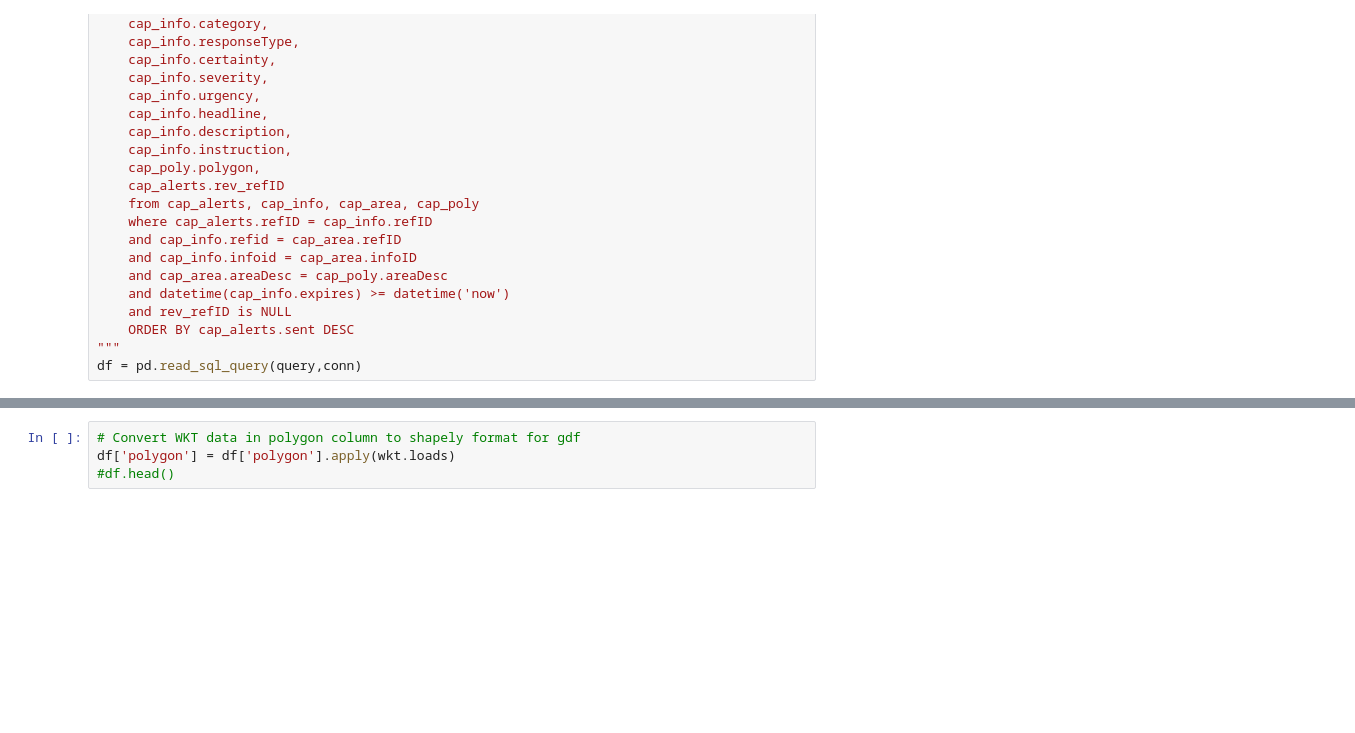
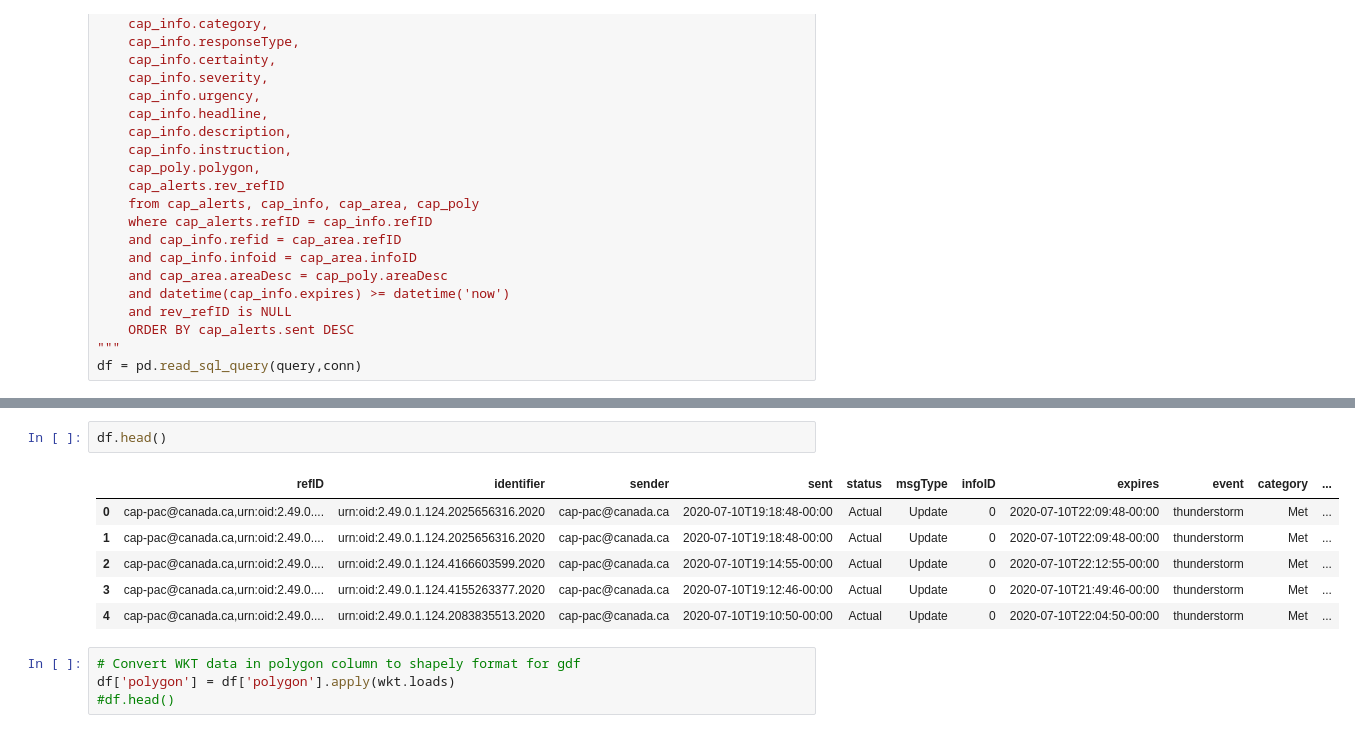
Before and after one commit to camwatson/CdnAlerts, a Jupyter notebook: SQLite_To_GeoJSON.ipynb, the cells around one changed output, grey strips where cells are left out. Saved outputs shown, nothing was run; the diff lists cells and outputs as text; blank space fills up the shorter version.

```diff
--- a/SQLite_To_GeoJSON.ipynb
+++ b/SQLite_To_GeoJSON.ipynb
@@ -66,3 +48,12 @@ df = pd.read_sql_query(query,conn)
+# %%
+df.head()
+# %% [output]
+|  | refID | identifier | sender | sent | status | msgType | infoID | expires | event | category | ... |
+| 0 | cap-pac@canada.ca,urn:oid:2.49.0.... | urn:oid:2.49.0.1.124.2025656316.2020 | cap-pac@canada.ca | 2020-07-10T19:18:48-00:00 | Actual | Update | 0 | 2020-07-10T22:09:48-00:00 | thunderstorm | Met | ... |
+| 1 | cap-pac@canada.ca,urn:oid:2.49.0.... | urn:oid:2.49.0.1.124.2025656316.2020 | cap-pac@canada.ca | 2020-07-10T19:18:48-00:00 | Actual | Update | 0 | 2020-07-10T22:09:48-00:00 | thunderstorm | Met | ... |
+| 2 | cap-pac@canada.ca,urn:oid:2.49.0.... | urn:oid:2.49.0.1.124.4166603599.2020 | cap-pac@canada.ca | 2020-07-10T19:14:55-00:00 | Actual | Update | 0 | 2020-07-10T22:12:55-00:00 | thunderstorm | Met | ... |
+| 3 | cap-pac@canada.ca,urn:oid:2.49.0.... | urn:oid:2.49.0.1.124.4155263377.2020 | cap-pac@canada.ca | 2020-07-10T19:12:46-00:00 | Actual | Update | 0 | 2020-07-10T21:49:46-00:00 | thunderstorm | Met | ... |
+| 4 | cap-pac@canada.ca,urn:oid:2.49.0.... | urn:oid:2.49.0.1.124.2083835513.2020 | cap-pac@canada.ca | 2020-07-10T19:10:50-00:00 | Actual | Update | 0 | 2020-07-10T22:04:50-00:00 | thunderstorm | Met | ... |
 # %%
 # Convert WKT data in polygon column to shapely format for gdf
 df['polygon'] = df['polygon'].apply(wkt.loads)
```
Also changed, not shown: parts of 7 cells of this notebook, 3 other files.
